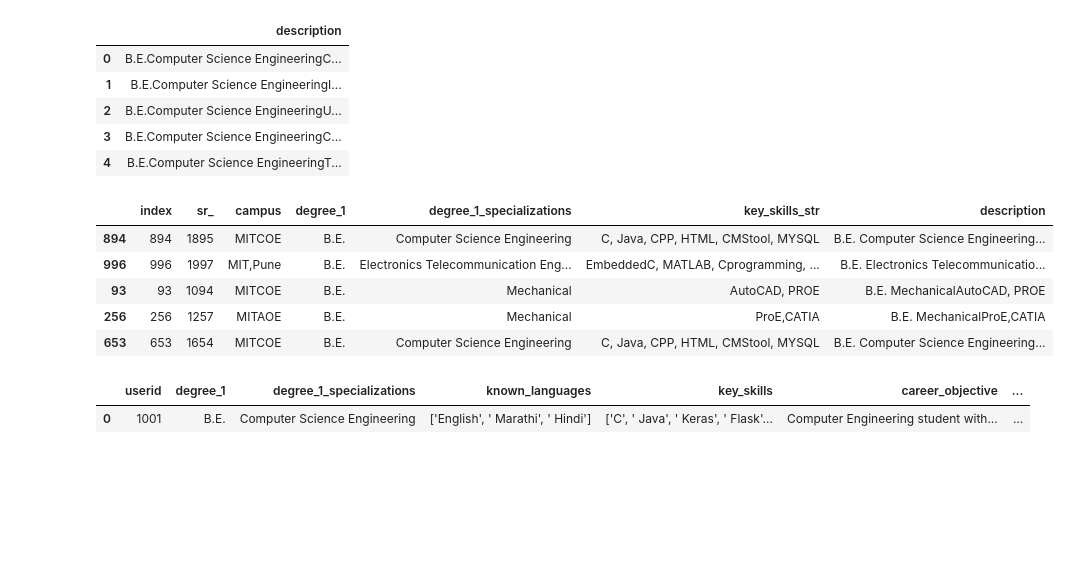
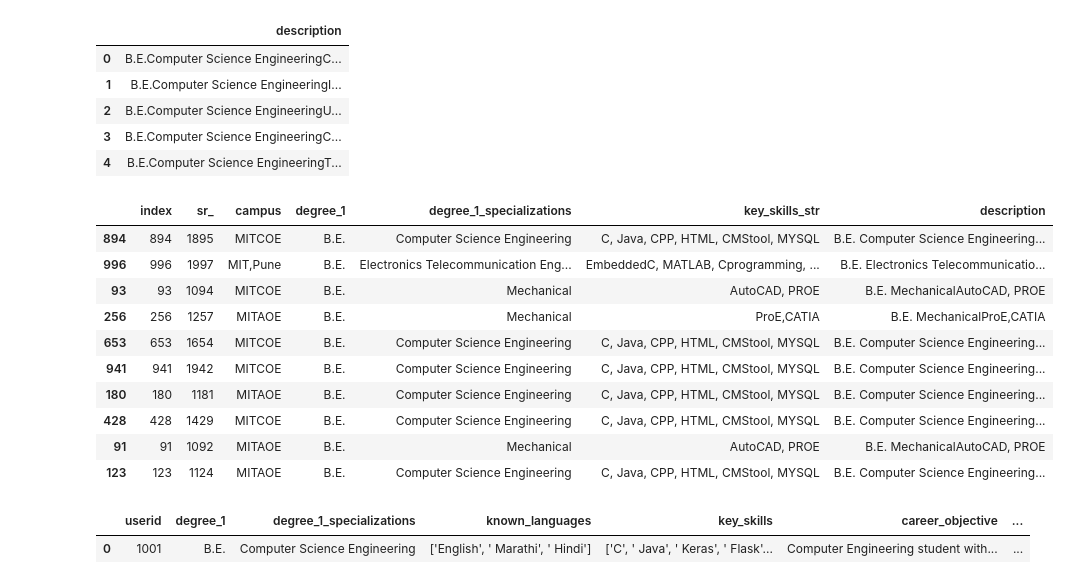
Before and after one commit to janiceXerri21/JaniceXerri_FYP_PCRS_VRLE_2024, a Jupyter notebook: TheFinalRecommendationSystem.ipynb, the cells around one changed output. Cells and saved outputs as stored; diff of their text form; code cells hidden in the pictures; blank space fills up the shorter version.

```diff
--- a/TheFinalRecommendationSystem.ipynb
+++ b/TheFinalRecommendationSystem.ipynb
@@ -163,14 +163,19 @@ def get_course_content_based_recommendations(user_id):
     return courses.iloc[course_indices]
 # %%
 #getting the similar course recs for user_id 1001
-get_course_content_based_recommendations(1001).head(5)
+get_course_content_based_recommendations(1001).head(10)
 # %% [output]
 |  | index | sr_ | campus | degree_1 | degree_1_specializations | key_skills_str | description |
 | 894 | 894 | 1895 | MITCOE | B.E. | Computer Science Engineering | C, Java, CPP, HTML, CMStool, MYSQL | B.E. Computer Science Engineering... |
 | 996 | 996 | 1997 | MIT,Pune | B.E. | Electronics Telecommunication Eng... | EmbeddedC, MATLAB, Cprogramming, ... | B.E. Electronics Telecommunicatio... |
 | 93 | 93 | 1094 | MITCOE | B.E. | Mechanical | AutoCAD, PROE | B.E. MechanicalAutoCAD, PROE |
 | 256 | 256 | 1257 | MITAOE | B.E. | Mechanical | ProE,CATIA | B.E. MechanicalProE,CATIA |
 | 653 | 653 | 1654 | MITCOE | B.E. | Computer Science Engineering | C, Java, CPP, HTML, CMStool, MYSQL | B.E. Computer Science Engineering... |
+| 941 | 941 | 1942 | MITCOE | B.E. | Computer Science Engineering | C, Java, CPP, HTML, CMStool, MYSQL | B.E. Computer Science Engineering... |
+| 180 | 180 | 1181 | MITAOE | B.E. | Computer Science Engineering | C, Java, CPP, HTML, CMStool, MYSQL | B.E. Computer Science Engineering... |
+| 428 | 428 | 1429 | MITCOE | B.E. | Computer Science Engineering | C, Java, CPP, HTML, CMStool, MYSQL | B.E. Computer Science Engineering... |
+| 91 | 91 | 1092 | MITAOE | B.E. | Mechanical | AutoCAD, PROE | B.E. MechanicalAutoCAD, PROE |
+| 123 | 123 | 1124 | MITAOE | B.E. | Computer Science Engineering | C, Java, CPP, HTML, CMStool, MYSQL | B.E. Computer Science Engineering... |
 # %%
 #viewing the user_id details
 user_profile_dataset[user_profile_dataset["userid"] == "1001"]
```
Also changed, not shown: parts of 3 cells of this notebook, 32 other files.
